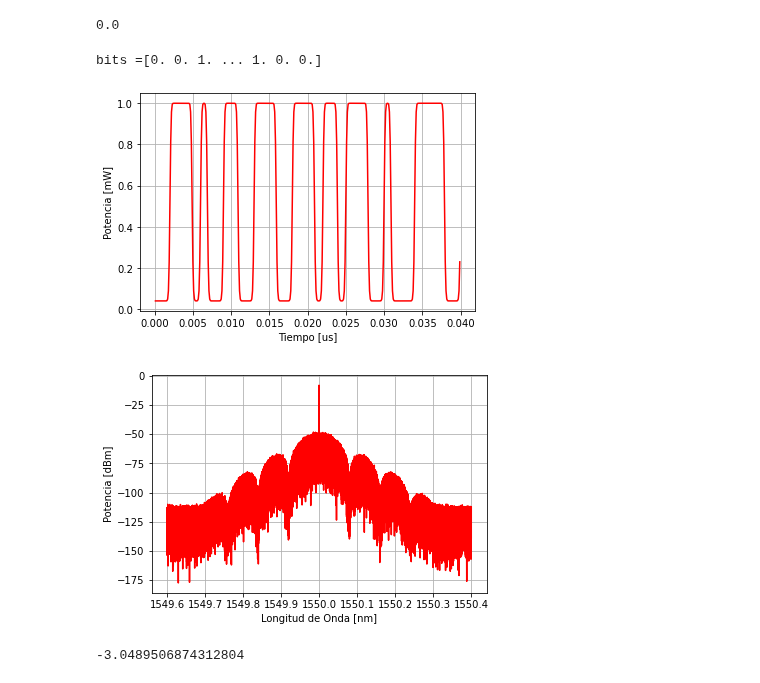
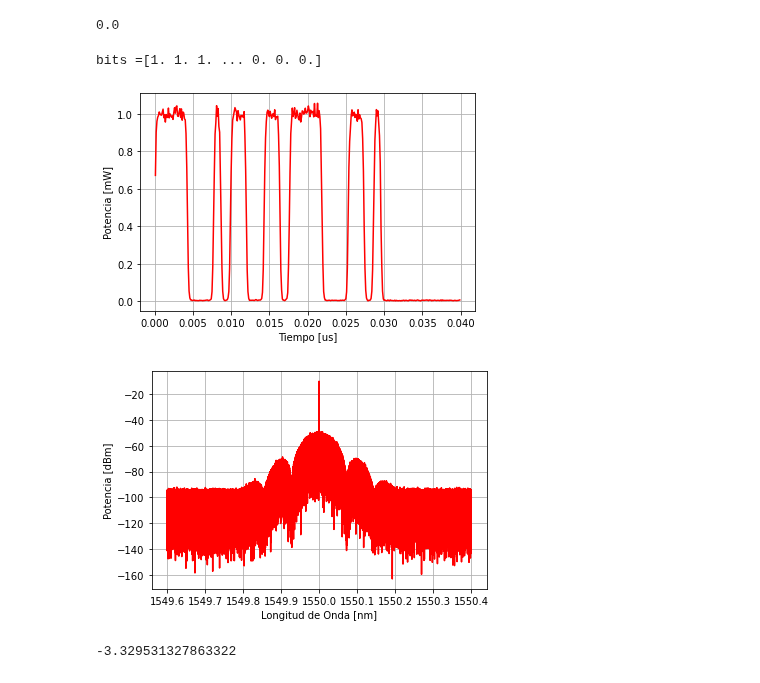
Before and after one commit to DiegoVillafani1/Red-de-transporte-de-fibra-optica-para-5G, a Jupyter notebook: 5G_clase_5.ipynb, the cells around one changed output. Saved outputs shown, nothing was run; the diff lists cells and outputs as text; code cells hidden in the pictures.

```diff
--- a/5G_clase_5.ipynb
+++ b/5G_clase_5.ipynb
@@ -103,7 +103,7 @@ Amplitud_bit_1=1 #Amplitud
 Tasa_de_transmission=10e9 #Tasa de transmision en bits por segundo
 
 #Calculamos el Extinction ratio
-Extinction_ratio=7 #dB 10*log10(amp_nivel_1/amp_nivel0)
+Extinction_ratio=12 #dB 10*log10(amp_nivel_1/amp_nivel0)
 level_0=1/(10**(Extinction_ratio/10));
 
 #Numero total de bits para el tiempo graficado
@@ -132,42 +132,42 @@ Vector_Señal=np.fft.ifft(np.fft.fft(Vector_Señal[0:len(Hf)])*Hf)
 #Agregamos ruido
 noise = np.random.normal(0, 0.01, Vector_Señal.shape)
 Vector_Señal = Vector_Señal + noise
 
 
 #Laser Simulado en el tiempo
 Laser_mod=Laser*Vector_Señal[0:len(Laser)]
 
 #Convirtiendo la señal del tiempo a frequencia con FFT
 
 Espectro=(np.abs(np.sqrt(dt_samp/numero_de_muestras)*np.fft.fft(Laser_mod))**2)*(1/Tiempo_total)
 Espectro_fft=np.append(Espectro[int(numero_de_muestras/2):numero_de_muestras],Espectro[0:int(numero_de_muestras/2)])
 
 
 #Graficando parte del laser modulado en el tiempo
 plt.grid(True)
 plt.plot(Vector_tiempo[1:int(Tasa_de_transmission/1e9*40)]*10e6,np.abs(Laser_mod[1:int(Tasa_de_transmission/1e9*40)])**2, color='red')
 plt.ylabel('Potencia [mW]')
 plt.xlabel('Tiempo [us]')
 plt.show()
 
 #Graficando el espectro
 plt.grid(True)
 #plt.plot(Vector_frequencia/1e12,10*np.log10(Espectro_fft))
 plt.plot(Vector_Longitud_de_onda*1e9,10*np.log10(Espectro_fft), color='red')
 plt.ticklabel_format(useOffset=False)
 plt.ylabel('Potencia [dBm]')
 plt.xlabel('Longitud de Onda [nm]')
 plt.show()
 # %% [output]
-bits =[0. 0. 1. ... 1. 0. 0.]
+bits =[1. 1. 1. ... 0. 0. 0.]
-[figure, old version]
+[figure, new version]
-[figure, old version]
+[figure, new version]
 # %%
 #Potencia total:
 P_mean = np.mean(np.abs(Laser_mod)**2)
 10*np.log10(P_mean)
 # %% [output]
--3.0489506874312804
+-3.329531327863322
 # %%
 #Filtering Noise
 df=12.5e9 #3dB BW [Hz]
```
Also changed, not shown: parts of 4 cells of this notebook.
